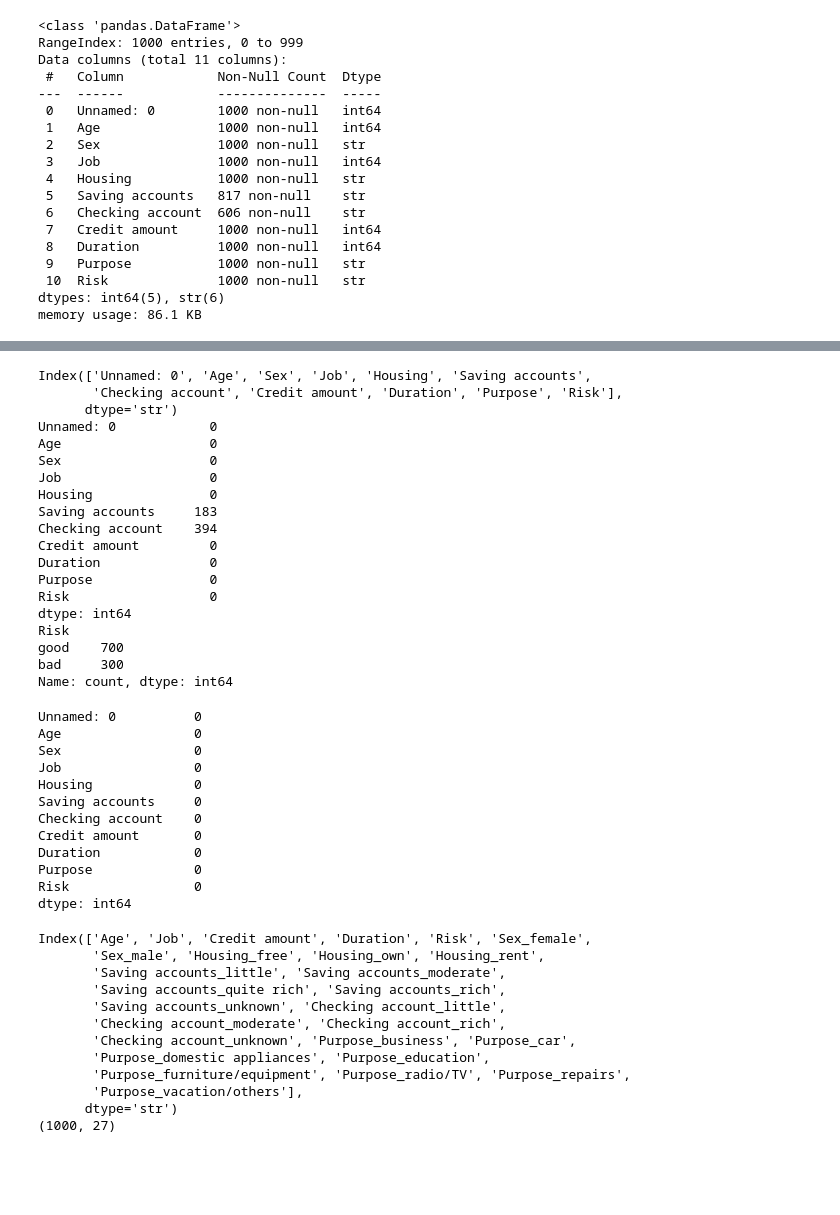
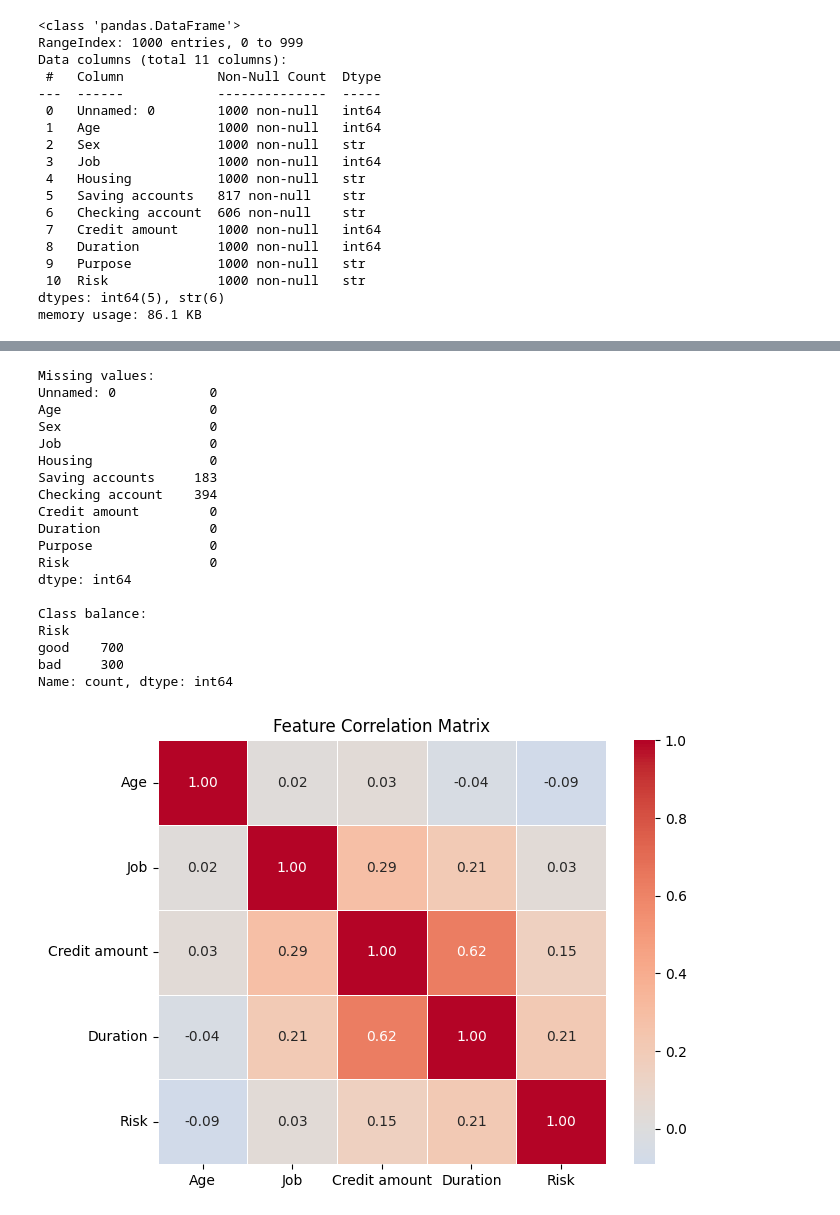
Before and after one commit to anikethreddy/credit-risk-classifier, a Jupyter notebook: notebooks/credit_risk.ipynb, the cells around one changed output, grey strips where cells are left out. Cells and saved outputs as stored; diff of their text form; code cells hidden in the pictures; blank space fills up the shorter version.

```diff
--- a/notebooks/credit_risk.ipynb
+++ b/notebooks/credit_risk.ipynb
@@ -65,13 +83,11 @@ df[['Age', 'Job', 'Credit amount', 'Duration']].describe()
 # %%
-print(df.columns)
+print('Missing values:')
+print(df.isnull().sum())   # count NaNs per column — drives the imputation strategy chosen in preprocessing
 
-print(df.isnull().sum())
-
+print('\nClass balance:')
 print(df['Risk'].value_counts())
 # %% [output]
-Index(['Unnamed: 0', 'Age', 'Sex', 'Job', 'Housing', 'Saving accounts',
-       'Checking account', 'Credit amount', 'Duration', 'Purpose', 'Risk'],
-      dtype='str')
+Missing values:
 Unnamed: 0            0
 Age                   0
 Sex                   0
@@ -84,43 +100,28 @@ Duration              0
 Purpose               0
 Risk                  0
 dtype: int64
+
+Class balance:
 Risk
 good    700
 bad     300
 Name: count, dtype: int64
-# %%
-df['Saving accounts'] = df['Saving accounts'].fillna('unknown')
-df['Checking account'] = df['Checking account'].fillna('unknown')
-print(df.isnull().sum())
-# %% [output]
-Unnamed: 0          0
-Age                 0
-Sex                 0
-Job                 0
-Housing             0
-Saving accounts     0
-Checking account    0
-Credit amount       0
-Duration            0
-Purpose             0
-Risk                0
-dtype: int64
-# %%
-df = pd.get_dummies(df, columns=['Sex', 'Housing', 'Saving accounts', 'Checking account', 'Purpose'])
-df['Risk'] = df['Risk'].map({'good': 0, 'bad': 1})
-df = df.drop('Unnamed: 0', axis=1)
-print(df.columns)
-print(df.shape)
-# %% [output]
-Index(['Age', 'Job', 'Credit amount', 'Duration', 'Risk', 'Sex_female',
-       'Sex_male', 'Housing_free', 'Housing_own', 'Housing_rent',
-       'Saving accounts_little', 'Saving accounts_moderate',
-       'Saving accounts_quite rich', 'Saving accounts_rich',
-       'Saving accounts_unknown', 'Checking account_little',
-       'Checking account_moderate', 'Checking account_rich',
-       'Checking account_unknown', 'Purpose_business', 'Purpose_car',
-       'Purpose_domestic appliances', 'Purpose_education',
-       'Purpose_furniture/equipment', 'Purpose_radio/TV', 'Purpose_repairs',
-       'Purpose_vacation/others'],
-      dtype='str')
-(1000, 27)
+# %%
+# ─── Correlation Matrix/heatmap ──────────────────────────────────────────────────────
+# Only numeric features at this stage — categoricals aren't encoded yet.
+# Risk is temporarily mapped to 0/1 so it appears in the correlation matrix.
+
+numeric_cols = ['Age', 'Job', 'Credit amount', 'Duration', 'Risk']
+heatmap_df = df[numeric_cols].copy()
+heatmap_df['Risk'] = df['Risk'].replace({'good': 0, 'bad': 1})
+
+corr_matrix = heatmap_df.corr()
+
+
+plt.figure(figsize=(7, 5))
+sns.heatmap(corr_matrix, annot=True, fmt='.2f', cmap='coolwarm', center=0, linewidths=0.5)
+plt.title('Feature Correlation Matrix')
+plt.tight_layout()
+plt.show()
+# %% [output]
+[figure, added]
```
Also changed, not shown: parts of 28 cells of this notebook, 4 other files.
